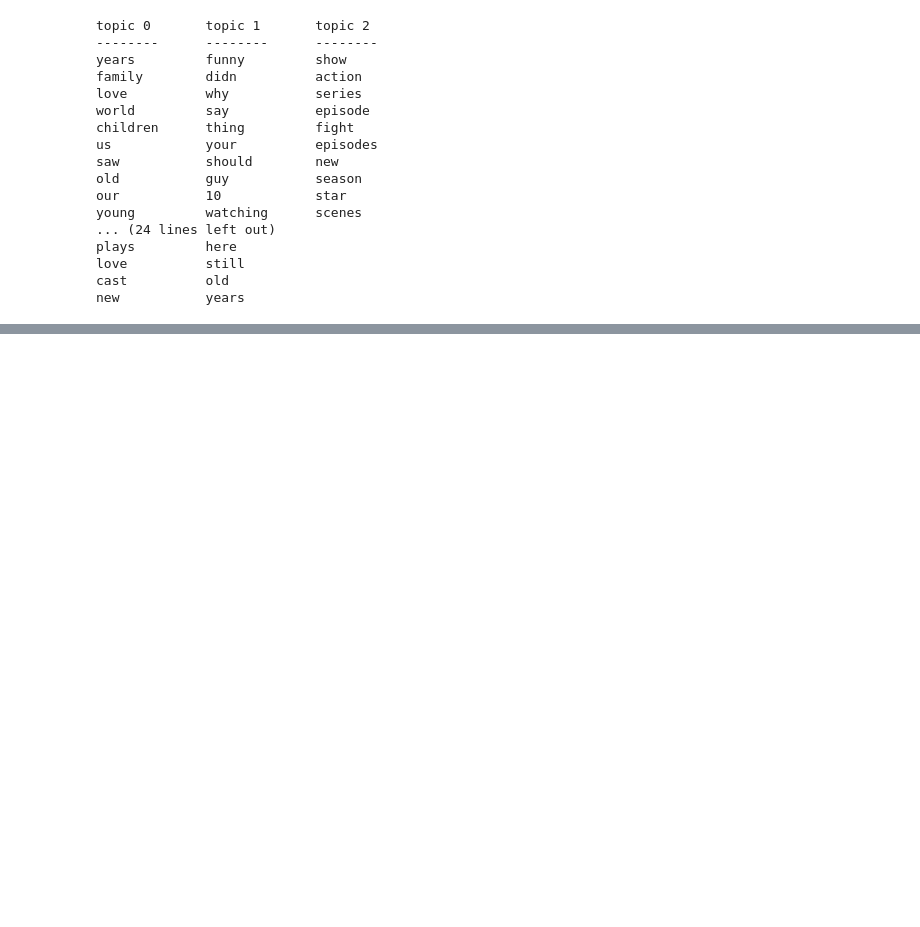
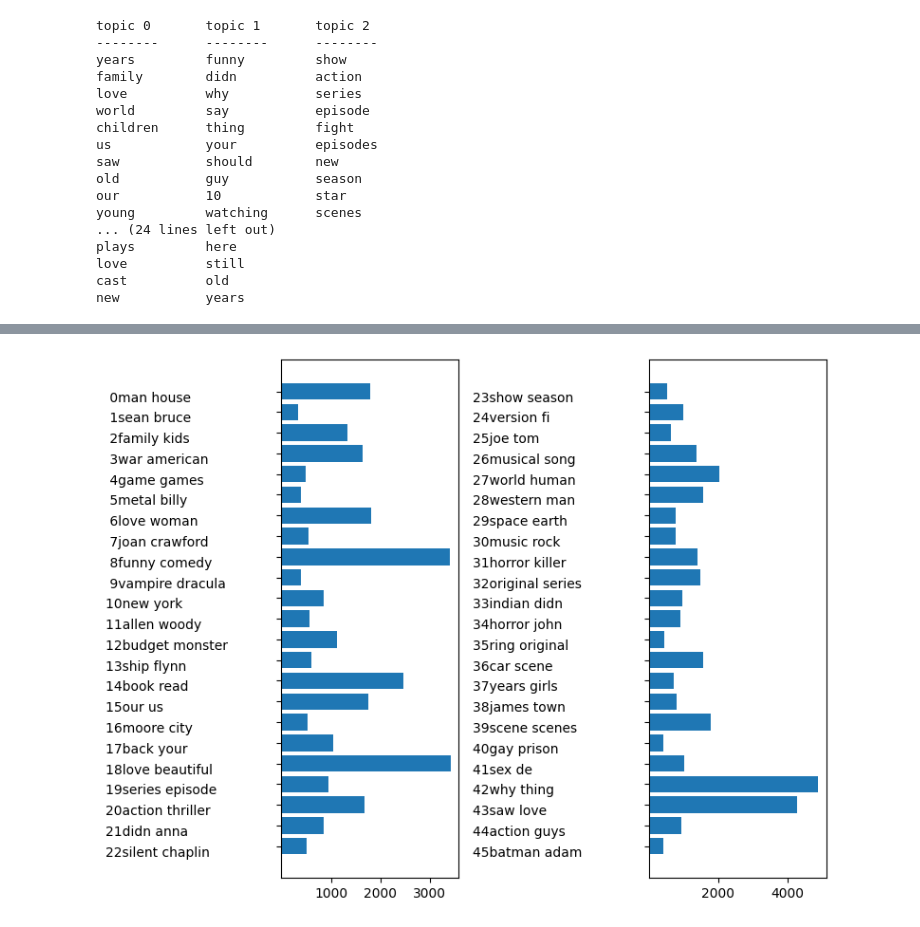
Before and after one commit to perchik817/big_data, a Jupyter notebook: laba7_tahirova_ain_1_22.ipynb, the cells around one changed output, grey strips where cells are left out. Saved outputs shown, nothing was run; the diff lists cells and outputs as text; code cells hidden in the pictures; blank space fills up the shorter version.

```diff
--- a/laba7_tahirova_ain_1_22.ipynb
+++ b/laba7_tahirova_ain_1_22.ipynb
@@ -88,6 +106,6 @@ mglearn.tools.print_topics(topics=tops, feature_names=feature_names, sorting=sor
 # %%
-# сортировка док-ов по весу темы ..
-theme = np.argsort(topics57_doc[:, ])[::-1]
-# 8 док-ов, в к-ых тема .. является наиважнейшей
+# сортировка док-ов по весу темы 12 (horror, science-fiction)
+theme = np.argsort(topics57_doc[:, 12])[::-1]
+# 8 док-ов, в к-ых тема horror является наиважнейшей
 for i in theme[:8]:
     print(b'.'.join(train_text[i].split(b'.')[:2]) + b'.\n')
@@ -94,17 +121,19 @@ for i in theme[:8]:
 # %%
 import matplotlib.pyplot as plt
 
 fig, ax = plt.subplots(1, 2, figsize=(8, 6))
 topic_names = ["{:>2}".format(i) + " ".join(words)
                for i, words in enumerate(feature_names[sorting[:,:2]])]
 for column in [0,1]:
-    start = column * 50
-    end = (column + 1) * 50
-    ax[column].barh(np.arange(50), np.sum(topics57_doc, axis=0)[start:end])
-    ax[column].set_yticks(np.arange(50))
+    start = column * 23
+    end = (column + 1) * 23
+    ax[column].barh(np.arange(23), np.sum(topics57_doc, axis=0)[start:end])
+    ax[column].set_yticks(np.arange(23))
     ax[column].set_yticklabels(topic_names[start:end], ha='left', va='top')
     ax[column].invert_yaxis()
     ax[column].set_xlim(0.2000)
     yax = ax[column].get_yaxis()
     yax.set_tick_params(pad=130)
 plt.tight_layout()
+# %% [output]
+[figure, added]
```
Also changed, not shown: parts of 2 cells of this notebook.
